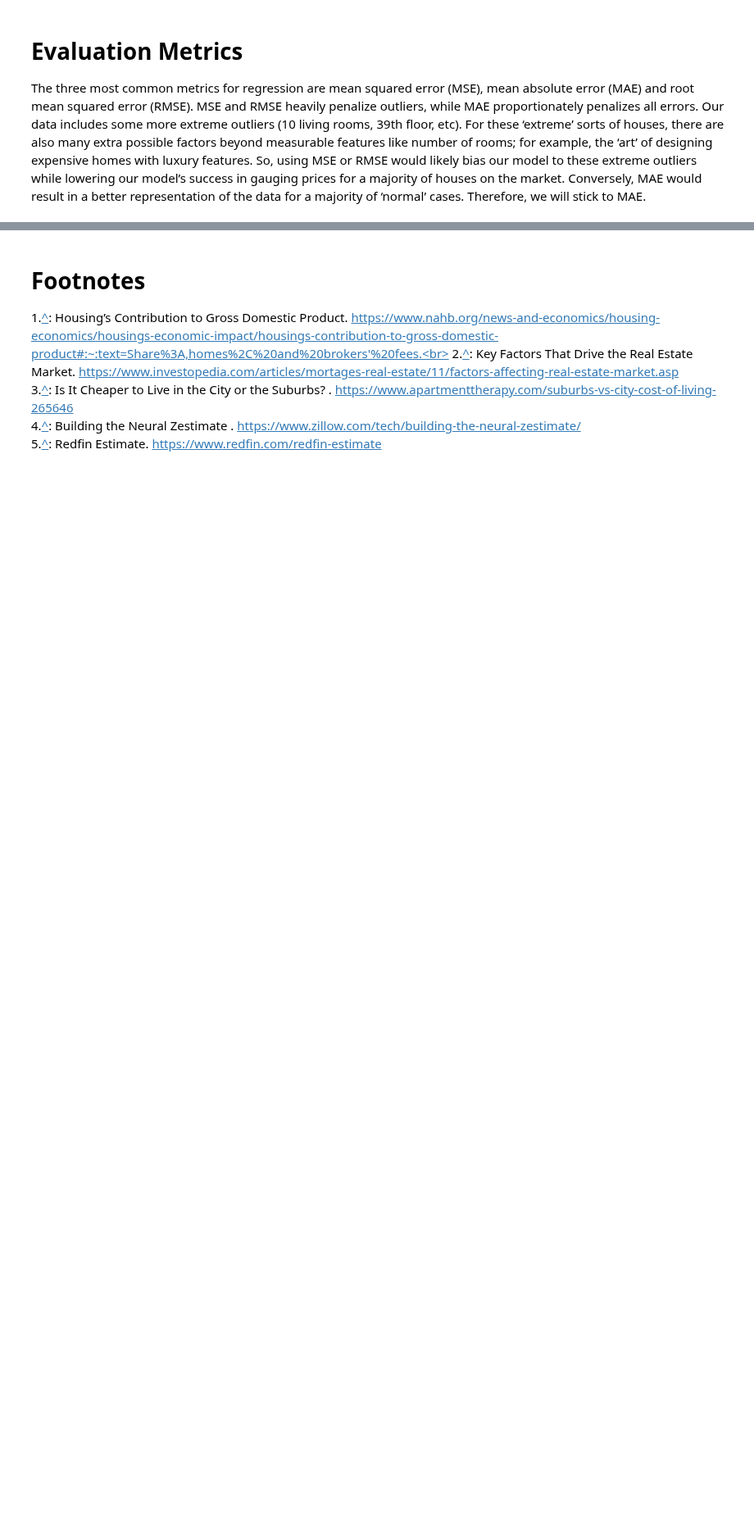
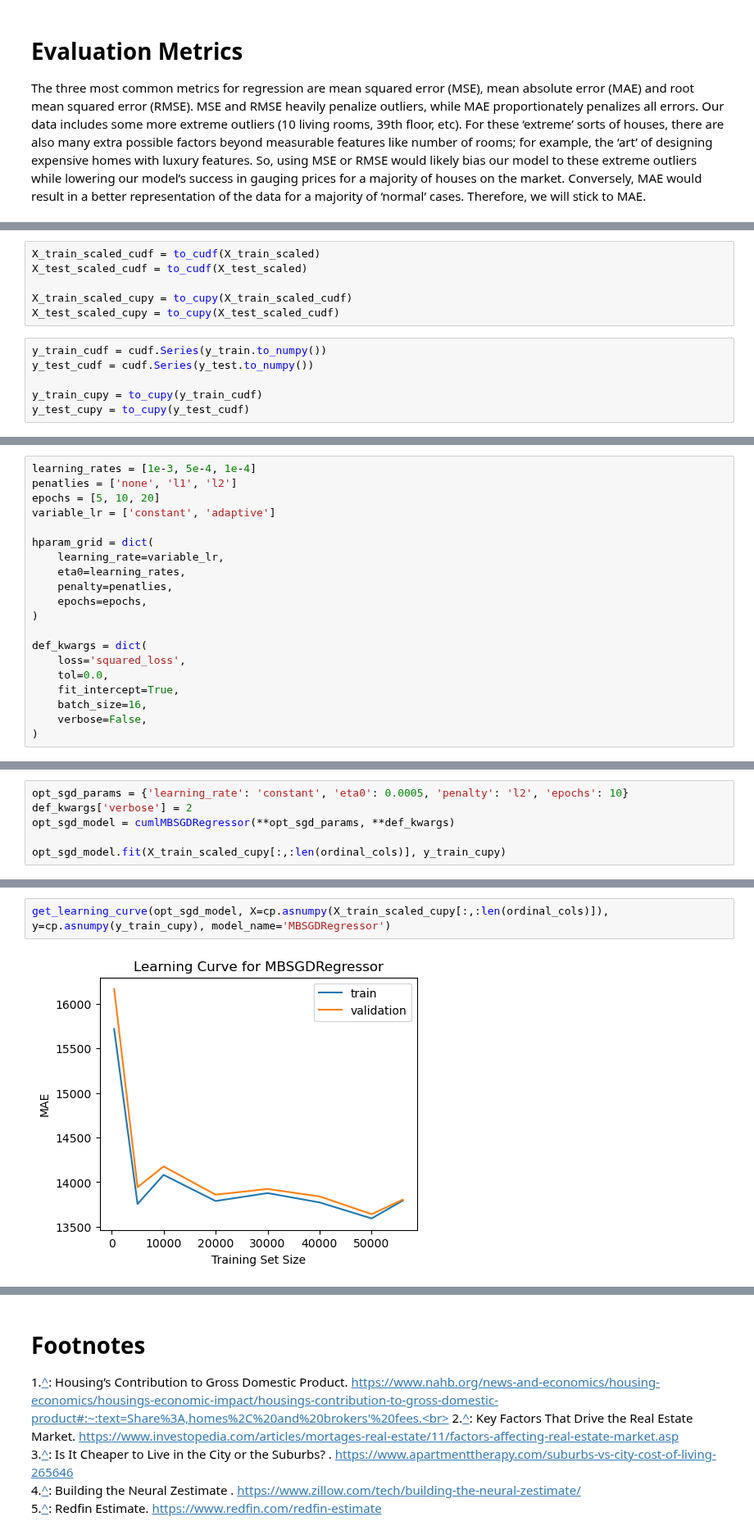
Before and after one commit to COGS118A/Group005-SP23, a Jupyter notebook: FinalProject_Group005-SP23.ipynb, the cells around one changed output, grey strips where cells are left out. Shown at 82% size. Saved outputs shown, nothing was run; the diff lists cells and outputs as text; blank space fills up the shorter version.

```diff
--- a/FinalProject_Group005-SP23.ipynb
+++ b/FinalProject_Group005-SP23.ipynb
@@ -118,0 +306,12 @@ Reiterate your main point and in just a few sentences tell us how your results s
+# %%
+X_train_scaled_cudf = to_cudf(X_train_scaled)
+X_test_scaled_cudf = to_cudf(X_test_scaled)
+
+X_train_scaled_cupy = to_cupy(X_train_scaled_cudf)
+X_test_scaled_cupy = to_cupy(X_test_scaled_cudf)
+# %%
+y_train_cudf = cudf.Series(y_train.to_numpy())
+y_test_cudf = cudf.Series(y_test.to_numpy())
+
+y_train_cupy = to_cupy(y_train_cudf)
+y_test_cupy = to_cupy(y_test_cudf)
@@ -118,0 +427,20 @@ Reiterate your main point and in just a few sentences tell us how your results s
+# %%
+learning_rates = [1e-3, 5e-4, 1e-4]
+penatlies = ['none', 'l1', 'l2']
+epochs = [5, 10, 20]
+variable_lr = ['constant', 'adaptive']
+
+hparam_grid = dict(
+    learning_rate=variable_lr,
+    eta0=learning_rates,
+    penalty=penatlies,
+    epochs=epochs,
+)
+
+def_kwargs = dict(
+    loss='squared_loss',
+    tol=0.0,
+    fit_intercept=True,
+    batch_size=16,
+    verbose=False,
+)
@@ -118,0 +473,6 @@ Reiterate your main point and in just a few sentences tell us how your results s
+# %%
+opt_sgd_params = {'learning_rate': 'constant', 'eta0': 0.0005, 'penalty': 'l2', 'epochs': 10}
+def_kwargs['verbose'] = 2
+opt_sgd_model = cumlMBSGDRegressor(**opt_sgd_params, **def_kwargs)
+
+opt_sgd_model.fit(X_train_scaled_cupy[:,:len(ordinal_cols)], y_train_cupy)
@@ -118,0 +491,4 @@ Reiterate your main point and in just a few sentences tell us how your results s
+# %%
+get_learning_curve(opt_sgd_model, X=cp.asnumpy(X_train_scaled_cupy[:,:len(ordinal_cols)]), y=cp.asnumpy(y_train_cupy), model_name='MBSGDRegressor')
+# %% [output]
+[figure, added]
```
Also changed, not shown: parts of 118 cells of this notebook, 6 other files.
